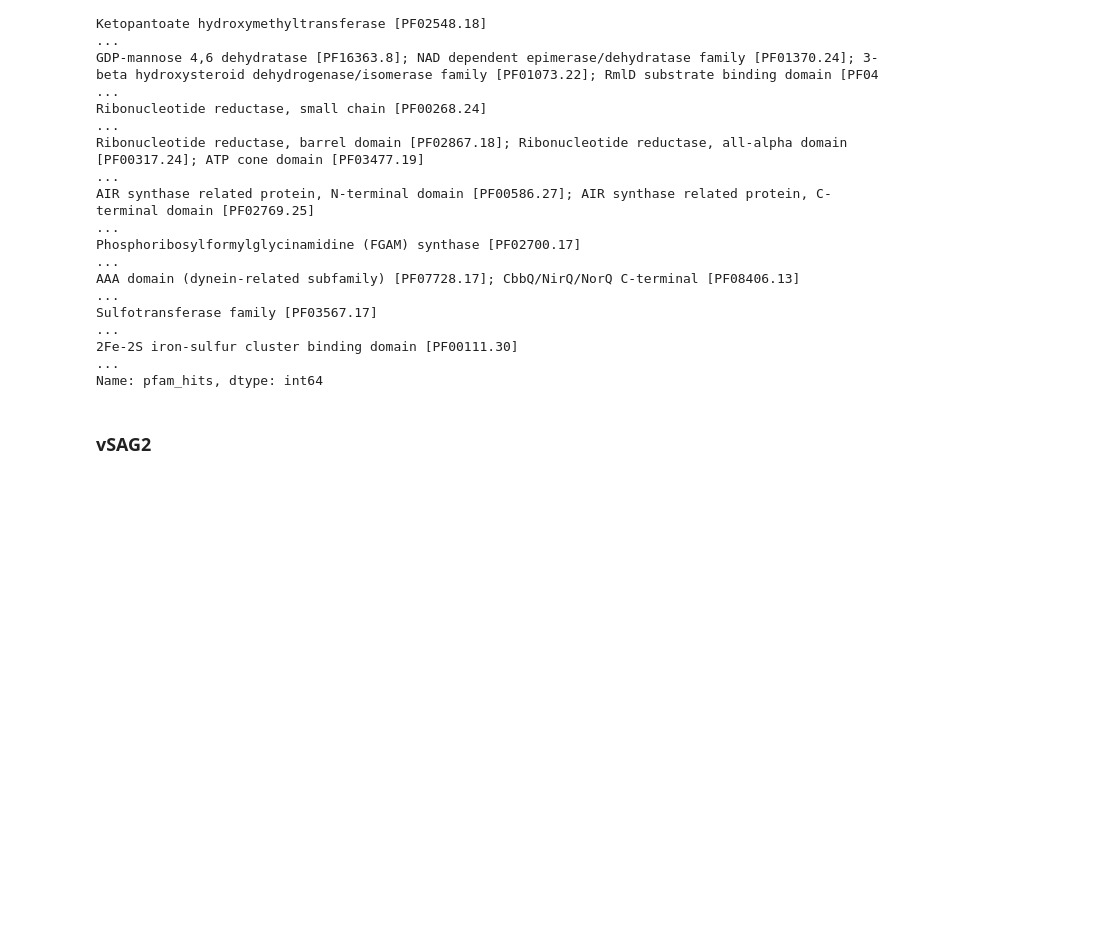
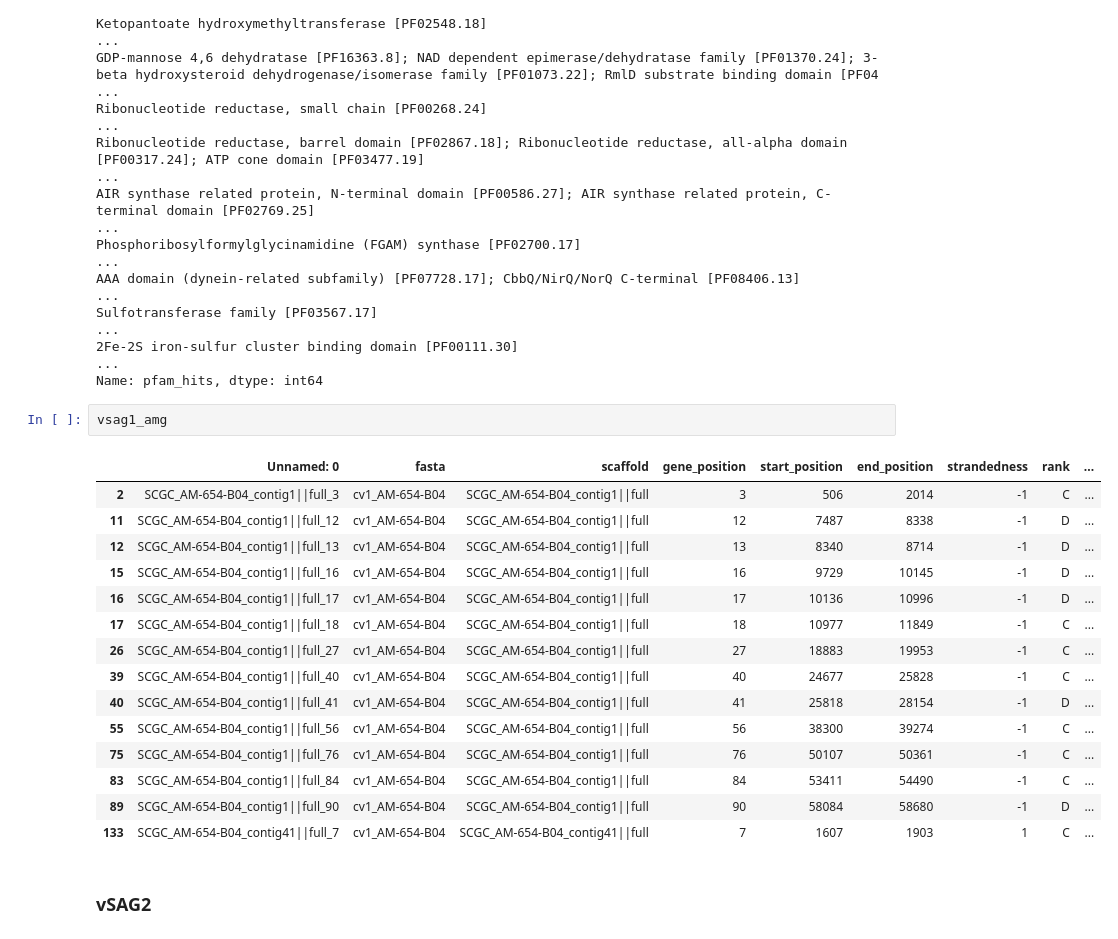
Before and after one commit to mdherring/OMZ_MH_Analysis, a Jupyter notebook: 12_dramv_genome_summaries.ipynb, the cells around one changed output. Cells and saved outputs as stored; diff of their text form; blank space fills up the shorter version.

```diff
--- a/12_dramv_genome_summaries.ipynb
+++ b/12_dramv_genome_summaries.ipynb
@@ -155,6 +155,24 @@ AAA domain (dynein-related subfamily) [PF07728.17]; CbbQ/NirQ/NorQ C-terminal [P
 Sulfotransferase family [PF03567.17]                                                                                                                                                                     ...
 2Fe-2S iron-sulfur cluster binding domain [PF00111.30]                                                                                                                                                   ...
 Name: pfam_hits, dtype: int64
+# %%
+vsag1_amg
+# %% [output]
+|  | Unnamed: 0 | fasta | scaffold | gene_position | start_position | end_position | strandedness | rank | ... |
+| 2 | SCGC_AM-654-B04_contig1||full_3 | cv1_AM-654-B04 | SCGC_AM-654-B04_contig1||full | 3 | 506 | 2014 | -1 | C | ... |
+| 11 | SCGC_AM-654-B04_contig1||full_12 | cv1_AM-654-B04 | SCGC_AM-654-B04_contig1||full | 12 | 7487 | 8338 | -1 | D | ... |
+| 12 | SCGC_AM-654-B04_contig1||full_13 | cv1_AM-654-B04 | SCGC_AM-654-B04_contig1||full | 13 | 8340 | 8714 | -1 | D | ... |
+| 15 | SCGC_AM-654-B04_contig1||full_16 | cv1_AM-654-B04 | SCGC_AM-654-B04_contig1||full | 16 | 9729 | 10145 | -1 | D | ... |
+| 16 | SCGC_AM-654-B04_contig1||full_17 | cv1_AM-654-B04 | SCGC_AM-654-B04_contig1||full | 17 | 10136 | 10996 | -1 | D | ... |
+| 17 | SCGC_AM-654-B04_contig1||full_18 | cv1_AM-654-B04 | SCGC_AM-654-B04_contig1||full | 18 | 10977 | 11849 | -1 | C | ... |
+| 26 | SCGC_AM-654-B04_contig1||full_27 | cv1_AM-654-B04 | SCGC_AM-654-B04_contig1||full | 27 | 18883 | 19953 | -1 | C | ... |
+| 39 | SCGC_AM-654-B04_contig1||full_40 | cv1_AM-654-B04 | SCGC_AM-654-B04_contig1||full | 40 | 24677 | 25828 | -1 | C | ... |
+| 40 | SCGC_AM-654-B04_contig1||full_41 | cv1_AM-654-B04 | SCGC_AM-654-B04_contig1||full | 41 | 25818 | 28154 | -1 | D | ... |
+| 55 | SCGC_AM-654-B04_contig1||full_56 | cv1_AM-654-B04 | SCGC_AM-654-B04_contig1||full | 56 | 38300 | 39274 | -1 | C | ... |
+| 75 | SCGC_AM-654-B04_contig1||full_76 | cv1_AM-654-B04 | SCGC_AM-654-B04_contig1||full | 76 | 50107 | 50361 | -1 | C | ... |
+| 83 | SCGC_AM-654-B04_contig1||full_84 | cv1_AM-654-B04 | SCGC_AM-654-B04_contig1||full | 84 | 53411 | 54490 | -1 | C | ... |
+| 89 | SCGC_AM-654-B04_contig1||full_90 | cv1_AM-654-B04 | SCGC_AM-654-B04_contig1||full | 90 | 58084 | 58680 | -1 | D | ... |
+| 133 | SCGC_AM-654-B04_contig41||full_7 | cv1_AM-654-B04 | SCGC_AM-654-B04_contig41||full | 7 | 1607 | 1903 | 1 | C | ... |
 # %% [markdown]
 ### vSAG2
 # %%
```
Also changed, not shown: parts of 7 cells of this notebook.
